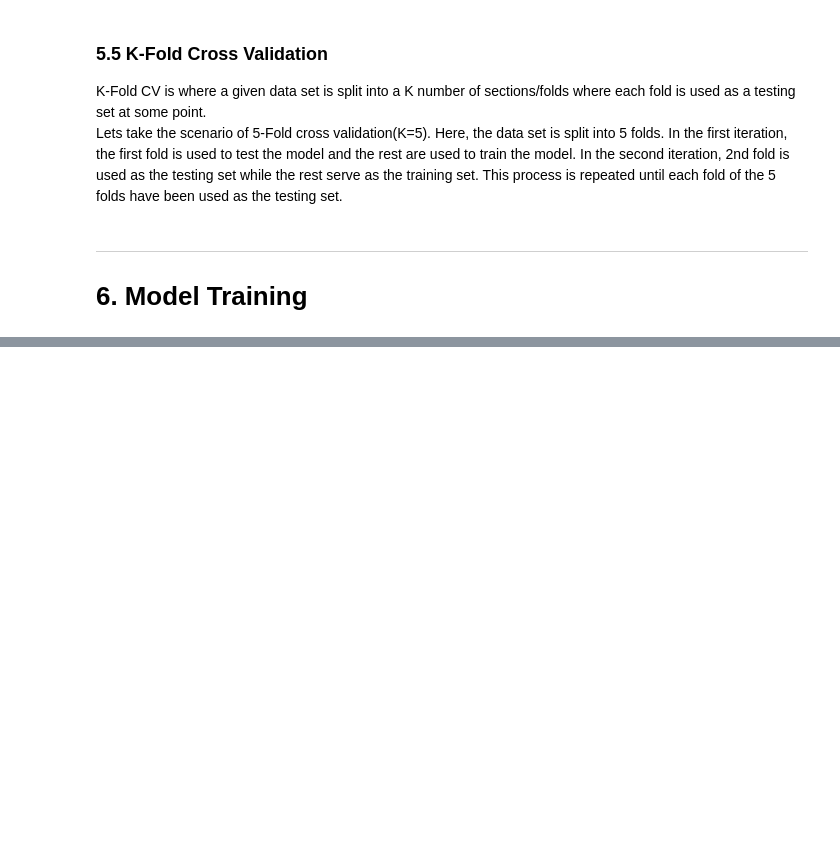
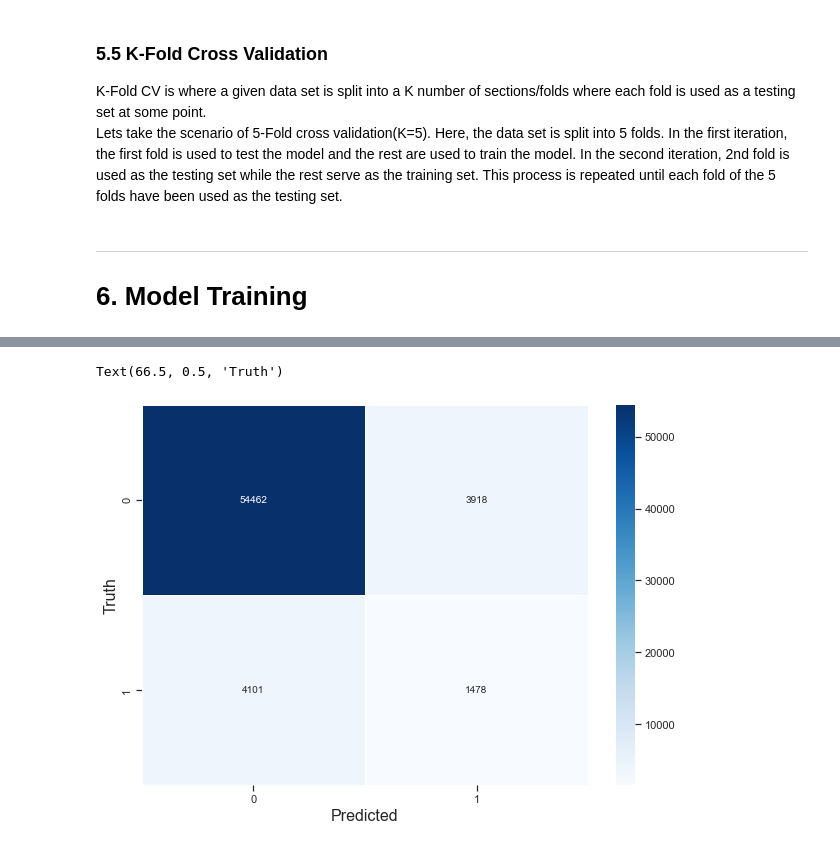
Before and after one commit to Machine-Learning-Projects1/2020-BRFSS-Codebook-CDC, a Jupyter notebook: CDC_ML.ipynb, the cells around one changed output, grey strips where cells are left out. Saved outputs shown, nothing was run; the diff lists cells and outputs as text; code cells hidden in the pictures; blank space fills up the shorter version.

```diff
--- a/CDC_ML.ipynb
+++ b/CDC_ML.ipynb
@@ -470,0 +586,22 @@ cv = KFold(n_splits=10, random_state=None,shuffle=False)
+# %%
+from sklearn.ensemble import RandomForestClassifier
+
+#number of trees in randomm forest
+#n_estimators=[100,128]
+# the function to measure the quality of split
+criterion=['gini','entropy']
+#number of features to consider at every split
+#max_features=['sqrt','log2']
+# maximum numbers of deppth in tree
+#max_depth=[20,50,100]  # we use this based on the result of Decision Tree algorith hyperparameter tuning
+# ==>
+#param_dict={'criterion':criterion}
+param_dict={'criterion':['entropy']}   #best parameters
+
+#make the model
+rf_model=RandomForestClassifier()
+rf_cv=GridSearchCV(rf_model,param_dict,cv=cv,verbose=3)
+
+rf_cv.fit(X_train_smote, y_train_smote)
+
+rf_cv.best_params_
@@ -470,0 +621,5 @@ cv = KFold(n_splits=10, random_state=None,shuffle=False)
+# %%
+y_pred=rf_cv.predict(X_test)
+
+cm=confusion_matrix(y_test,y_pred)
+print(classification_report(y_test,y_pred))
@@ -470,0 +635,11 @@ cv = KFold(n_splits=10, random_state=None,shuffle=False)
+# %%
+%matplotlib inline
+import matplotlib.pyplot as plt
+import seaborn as sn
+plt.figure(figsize=(10,7))
+sn.heatmap(cm,annot=True,linewidths=0.8,fmt='d',cmap='Blues')
+plt.xlabel('Predicted',fontsize=16)
+plt.ylabel('Truth',fontsize=16)
+# %% [output]
+Text(66.5, 0.5, 'Truth')
+[figure, added]
```
Also changed, not shown: parts of 48 cells of this notebook.
